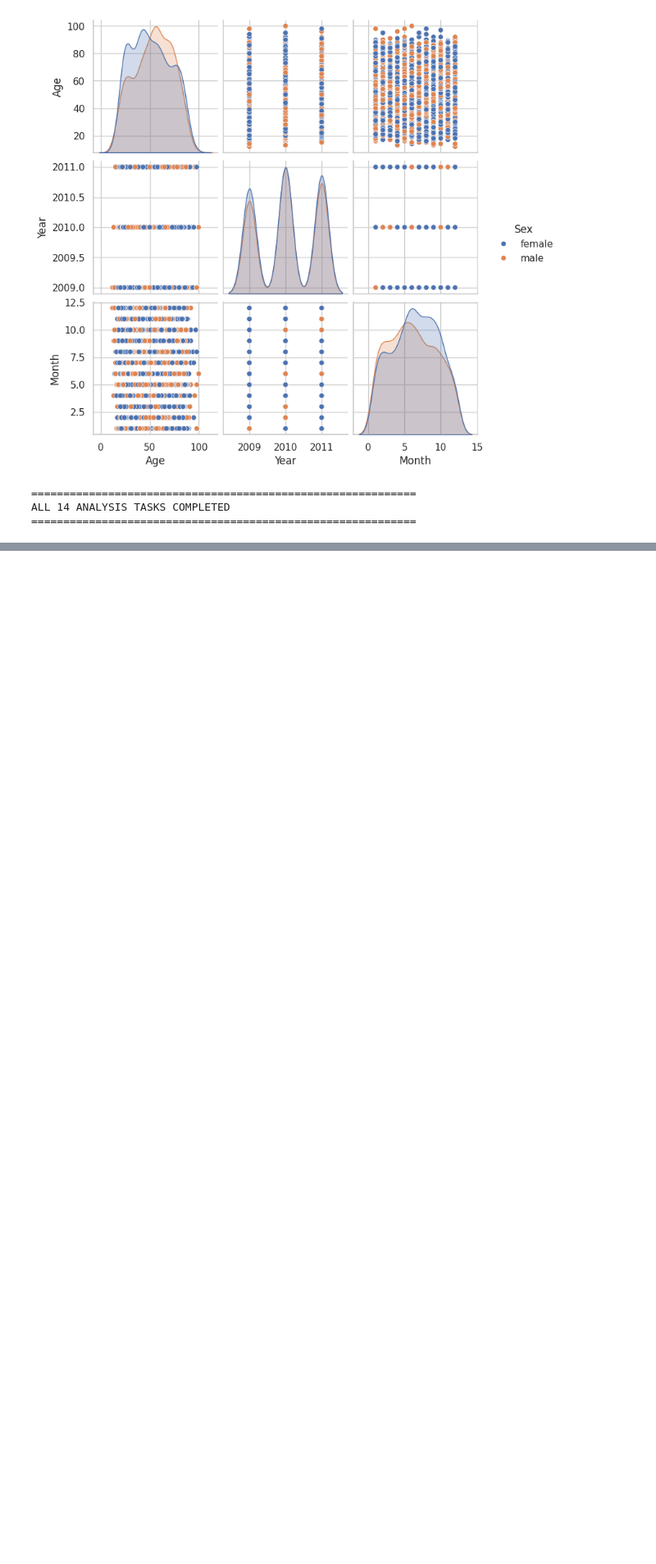
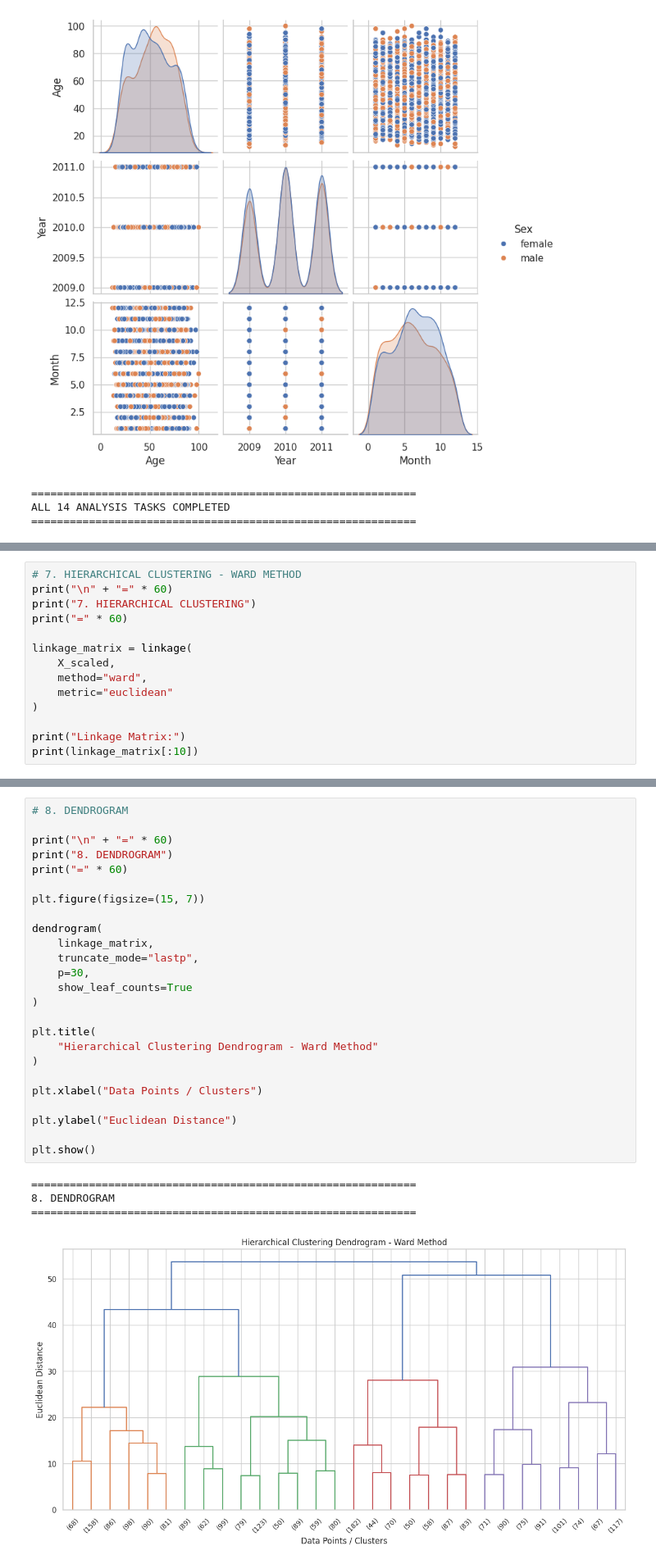
Before and after one commit to kyogeshsagar/K_YOGESH_SAGAR, a Jupyter notebook: EDA_Phase1.ipynb, the cells around one changed output, grey strips where cells are left out. Shown at 82% size. Cells and saved outputs as stored; diff of their text form; blank space fills up the shorter version.

```diff
--- a/EDA_Phase1.ipynb
+++ b/EDA_Phase1.ipynb
@@ -1876,0 +2570,14 @@ ALL 14 ANALYSIS TASKS COMPLETED
+# %%
+# 7. HIERARCHICAL CLUSTERING - WARD METHOD
+print("\n" + "=" * 60)
+print("7. HIERARCHICAL CLUSTERING")
+print("=" * 60)
+
+linkage_matrix = linkage(
+    X_scaled,
+    method="ward",
+    metric="euclidean"
+)
+
+print("Linkage Matrix:")
+print(linkage_matrix[:10])
@@ -1876,0 +2599,30 @@ ALL 14 ANALYSIS TASKS COMPLETED
+# %%
+# 8. DENDROGRAM
+
+print("\n" + "=" * 60)
+print("8. DENDROGRAM")
+print("=" * 60)
+
+plt.figure(figsize=(15, 7))
+
+dendrogram(
+    linkage_matrix,
+    truncate_mode="lastp",
+    p=30,
+    show_leaf_counts=True
+)
+
+plt.title(
+    "Hierarchical Clustering Dendrogram - Ward Method"
+)
+
+plt.xlabel("Data Points / Clusters")
+
+plt.ylabel("Euclidean Distance")
+
+plt.show()
+# %% [output]
+============================================================
+8. DENDROGRAM
+============================================================
+[figure, added]
```
Also changed, not shown: parts of 27 cells of this notebook.
